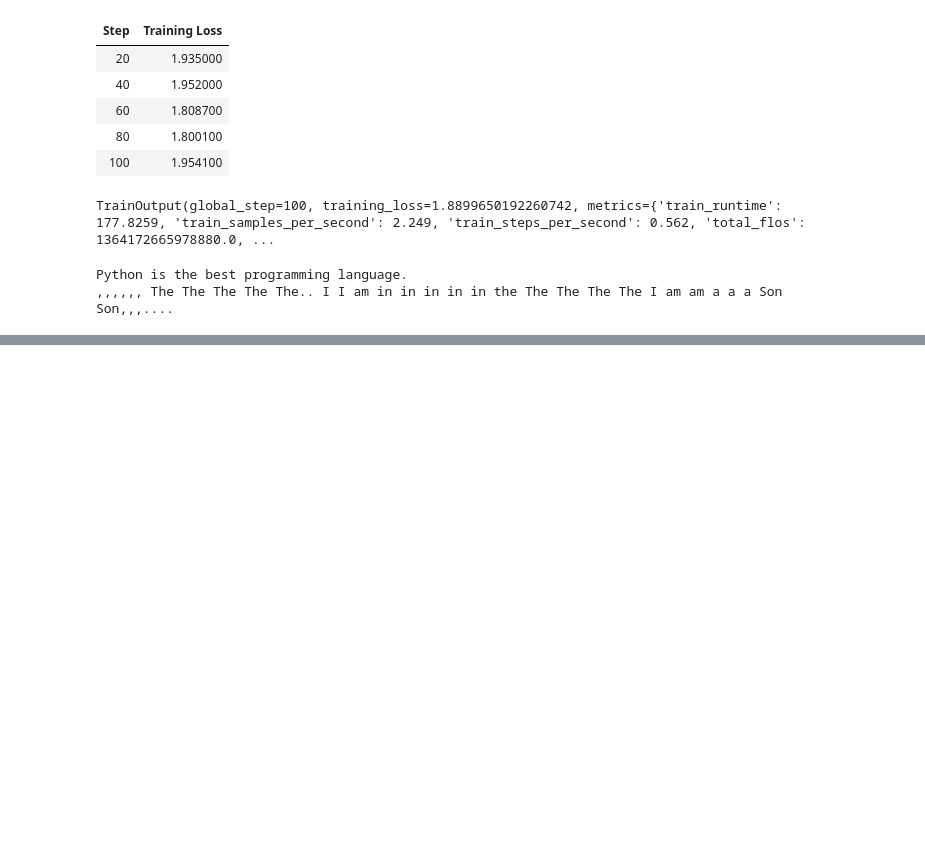
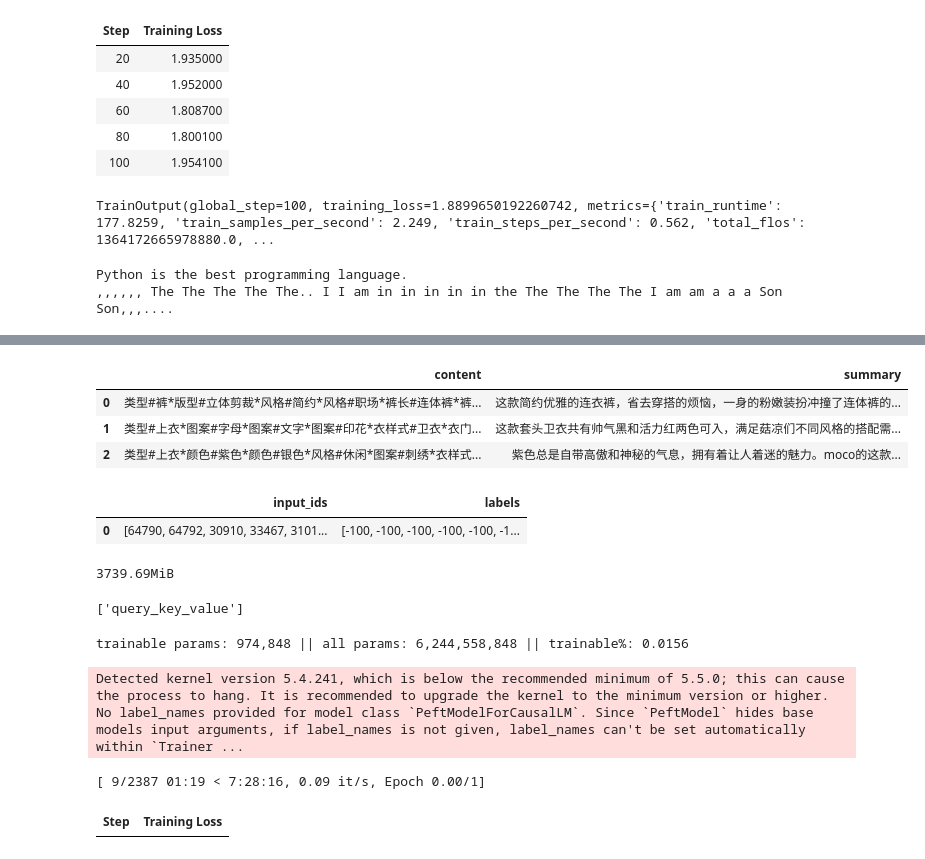
Before and after one commit to hughxusu/lesson-ai, a Jupyter notebook: codes/04-自然语言处理/i-大模型高效微调.ipynb, the cells around one changed output, grey strips where cells are left out. Drawn from its saved outputs; the diff is of its cells as text; code cells hidden in the pictures; blank space fills up the shorter version.

```diff
--- a/codes/04-自然语言处理/i-大模型高效微调.ipynb
+++ b/codes/04-自然语言处理/i-大模型高效微调.ipynb
@@ -189,3 +189,21 @@ print(tokenizer.decode(out[0], skip_special_tokens=True))
 # %% [output]
 Python is the best programming language.
 ,,,,,, The The The The The.. I I am in in in in in the The The The The I am am a a a Son Son,,,....
+# %%
+model_id = 'zai-org/chatglm3-6b'          # 模型ID
+data_id = 'HasturOfficial/adgen'          # 训练数据ID
+eval_data_path = None                     # 验证数据路径，如果没有则设置为None
+seed = 8                                  # 随机种子
+max_input_length = 512                    # 输入的最大长度
+max_output_length = 1536                  # 输出的最大长度
+lora_rank = 4                             # LoRA秩
+lora_alpha = 32                           # LoRA alpha值
+lora_dropout = 0.05                       # LoRA Dropout率
+resume_from_checkpoint = None             # 如果从checkpoint恢复训练，指定路径
+prompt_text = ''                          # 所有数据前的指令文本
+compute_dtype = 'fp32'                    # 计算数据类型（fp32, fp16, bf16）
+# %%
+from datasets import load_dataset
+
+dataset = load_dataset(data_id)
+print(dataset)
@@ -191,0 +221,7 @@ Python is the best programming language.
+# %%
+show_random_elements(dataset["train"], num_examples=3)
+# %% [output]
+|  | content | summary |
+| 0 | 类型#裤*版型#立体剪裁*风格#简约*风格#职场*裤长#连体裤*裤... | 这款简约优雅的连衣裤，省去穿搭的烦恼，一身的粉嫩装扮冲撞了连体裤的... |
+| 1 | 类型#上衣*图案#字母*图案#文字*图案#印花*衣样式#卫衣*衣门... | 这款套头卫衣共有帅气黑和活力红两色可入，满足菇凉们不同风格的搭配需... |
+| 2 | 类型#上衣*颜色#紫色*颜色#银色*风格#休闲*图案#刺绣*衣样式... | 紫色总是自带高傲和神秘的气息，拥有着让人着迷的魅力。moco的这款... |
@@ -191,0 +253,11 @@ Python is the best programming language.
+# %%
+column_names = dataset['train'].column_names
+tokenized_dataset = dataset['train'].map(
+    lambda example: tokenize_func(example, tokenizer),
+    batched=False,
+    remove_columns=column_names
+)
+show_random_elements(tokenized_dataset, num_examples=1)
+# %% [output]
+|  | input_ids | labels |
+| 0 | [64790, 64792, 30910, 33467, 3101... | [-100, -100, -100, -100, -100, -1... |
@@ -191,0 +311,6 @@ Python is the best programming language.
+# %%
+memory_footprint_bytes = model.get_memory_footprint()
+memory_footprint_mib = memory_footprint_bytes / (1024 ** 2)
+print(f"{memory_footprint_mib:.2f}MiB")
+# %% [output]
+3739.69MiB
@@ -191,0 +321,7 @@ Python is the best programming language.
+# %%
+from peft.utils import TRANSFORMERS_MODELS_TO_LORA_TARGET_MODULES_MAPPING
+
+target_modules = TRANSFORMERS_MODELS_TO_LORA_TARGET_MODULES_MAPPING['chatglm']
+print(target_modules)
+# %% [output]
+['query_key_value']
@@ -191,0 +340,7 @@ Python is the best programming language.
+# %%
+from peft import get_peft_model
+
+qlora_model = get_peft_model(kbit_model, lora_config)
+qlora_model.print_trainable_parameters()
+# %% [output]
+trainable params: 974,848 || all params: 6,244,558,848 || trainable%: 0.0156
@@ -191,0 +364,14 @@ Python is the best programming language.
+# %%
+from transformers import Trainer
+
+trainer = Trainer(
+    model=qlora_model, args=training_args, train_dataset=tokenized_dataset, data_collator=data_collator
+)
+# %% [output]
+Detected kernel version 5.4.241, which is below the recommended minimum of 5.5.0; this can cause the process to hang. It is recommended to upgrade the kernel to the minimum version or higher.
+No label_names provided for model class `PeftModelForCausalLM`. Since `PeftModel` hides base models input arguments, if label_names is not given, label_names can't be set automatically within `Trainer ...
+# %%
+trainer.train()
+# %% [output]
+[ 9/2387 01:19 < 7:28:16, 0.09 it/s, Epoch 0.00/1]
+| Step | Training Loss |
```
Also changed, not shown: parts of 11 cells of this notebook.
